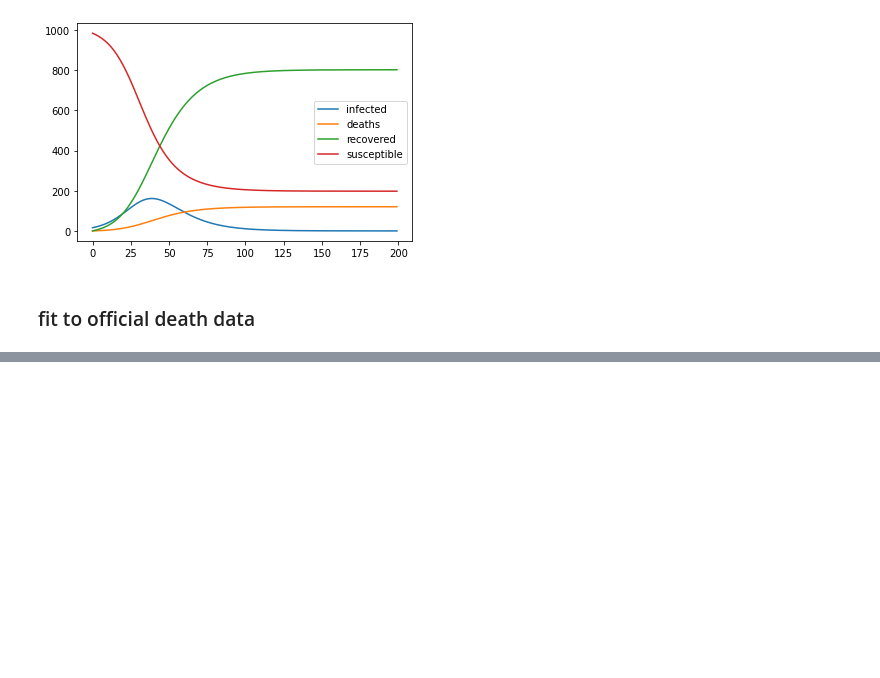
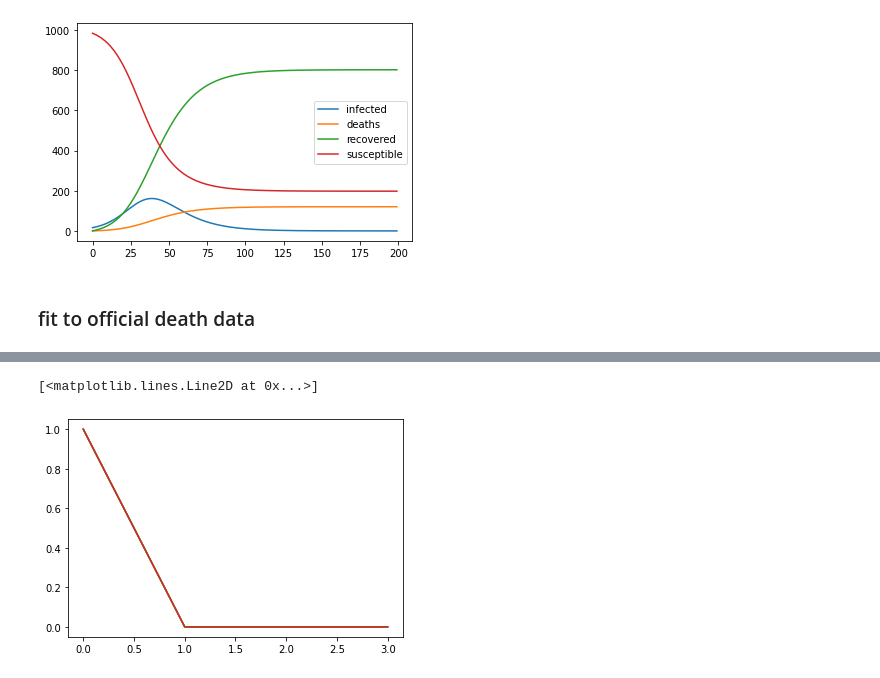
Before and after one commit to mspadaccino/COVID-19, a Jupyter notebook: notebooks/SIRD model.ipynb, the cells around one changed output, grey strips where cells are left out. Drawn from its saved outputs; the diff is of its cells as text; code cells hidden in the pictures; blank space fills up the shorter version.

```diff
--- a/notebooks/SIRD model.ipynb
+++ b/notebooks/SIRD model.ipynb
@@ -289,3 +332,41 @@ def func(y, t, N, I0, R0, D_incubation, D_infectious, D_recovery_mild,
     dR_Fatal  =  (1/D_death)*Fatal
 
     return dS, dE, dI, dMild, dSevere, dSevere_H, dFatal, dR_Mild, dR_Severe, dR_Fatal
+# %%
+#https://towardsdatascience.com/social-distancing-to-slow-the-coronavirus-768292f04296
+def base_seir_model(init_vals, params, t):
+    S_0, E_0, I_0, R_0 = init_vals
+    S, E, I, R = [S_0], [E_0], [I_0], [R_0]
+    alpha, beta, gamma = params
+    dt = t[1] - t[0]
+    for _ in t[1:]:
+        next_S = S[-1] - (beta*S[-1]*I[-1])*dt
+        next_E = E[-1] + (beta*S[-1]*I[-1] - alpha*E[-1])*dt
+        next_I = I[-1] + (alpha*E[-1] - gamma*I[-1])*dt
+        next_R = R[-1] + (gamma*I[-1])*dt
+        S.append(next_S)
+        E.append(next_E)
+        I.append(next_I)
+        R.append(next_R)
+    return np.stack([S, E, I, R]).T
+# %%
+# Define parameters
+t_max = 100
+dt = .1
+t = np.linspace(0, t_max, int(t_max/dt) + 1)
+N = 10000
+init_vals = 1 - 1/N, 1/N, 0, 0
+alpha = 0.2
+beta = 1.75
+gamma = 0.5
+params = alpha, beta, gamma
+# Run simulation
+results = base_seir_model(init_vals, params, t)
+# %%
+plt.plot(results[0], label='S')
+plt.plot(results[1], label='E')
+plt.plot(results[2], label='I')
+plt.plot(results[3], label='R')
+# %% [output]
+[<matplotlib.lines.Line2D at 0x...>]
+[figure, added]
```
Also changed, not shown: parts of 18 cells of this notebook, 4 other files.
